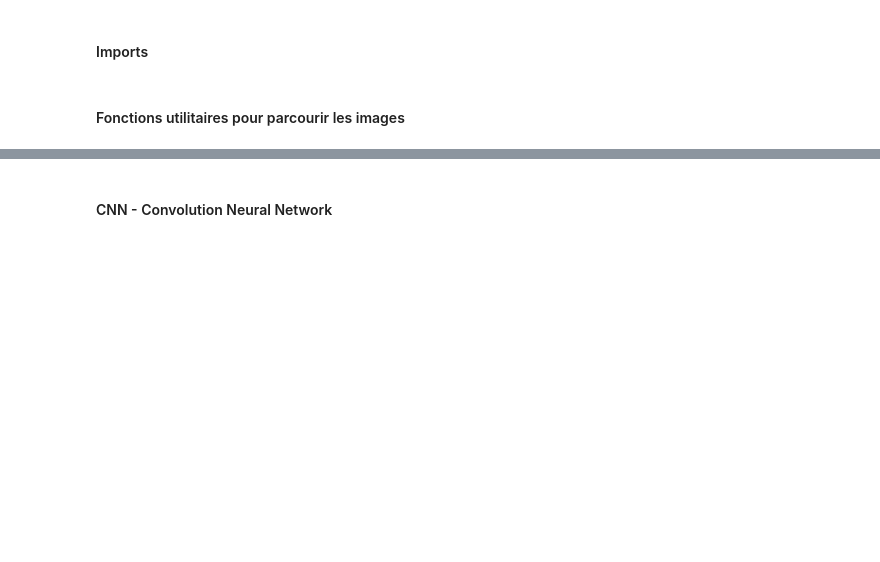
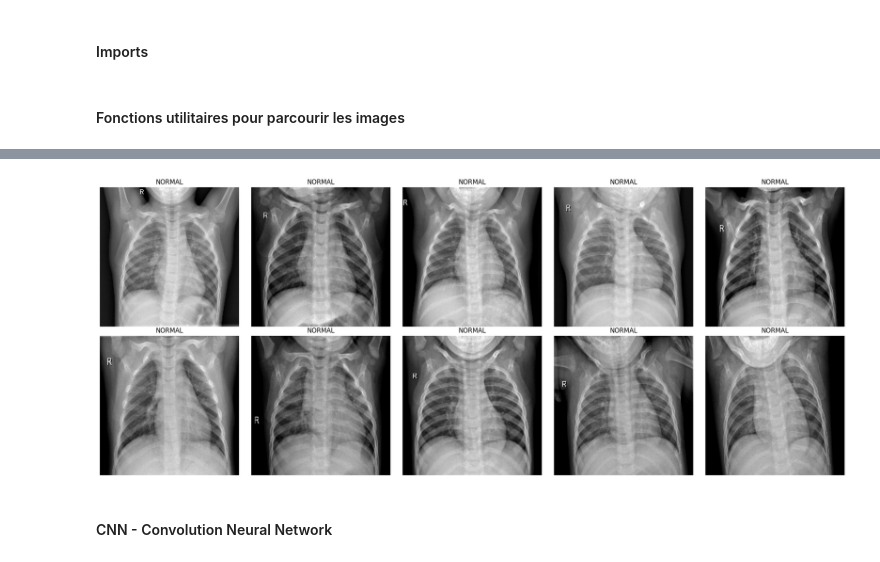
Before and after one commit to VeneziaFanny/zoidberg, a Jupyter notebook: deep_learning.ipynb, the cells around one changed output, grey strips where cells are left out. Drawn from its saved outputs; the diff is of its cells as text; code cells hidden in the pictures; blank space fills up the shorter version.

```diff
--- a/deep_learning.ipynb
+++ b/deep_learning.ipynb
@@ -136,3 +178,14 @@ Dataset bp+ratio shape :  (2502, 200, 200)
+# %%
+# Sélectionner les 5 premières images "NORMAL"
+normal_images = [all_images[i] for i in normal_indice[:10]]
+
+# Définir les titres pour les images
+titles = ["NORMAL" for _ in range(10)]
+
+# Utiliser la fonction display_imgs pour afficher les images
+display_imgs(normal_images, titles, plot_size=(2, 5), figsize=(20,8))
+# %% [output]
+[figure, added]
 # %% [markdown]
 #### CNN - Convolution Neural Network
 # %% [markdown]
```
Also changed, not shown: parts of 20 cells of this notebook, 1 other file.
